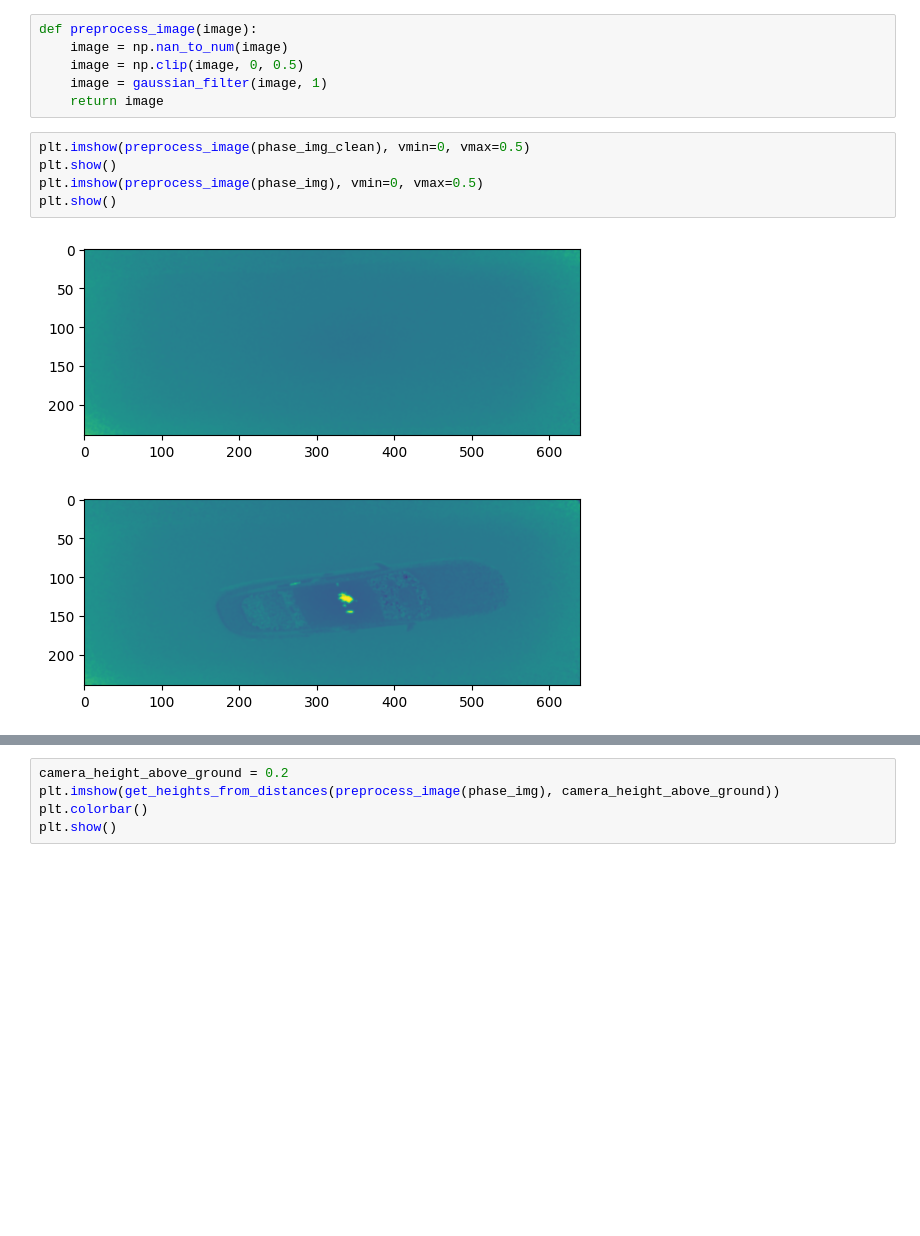
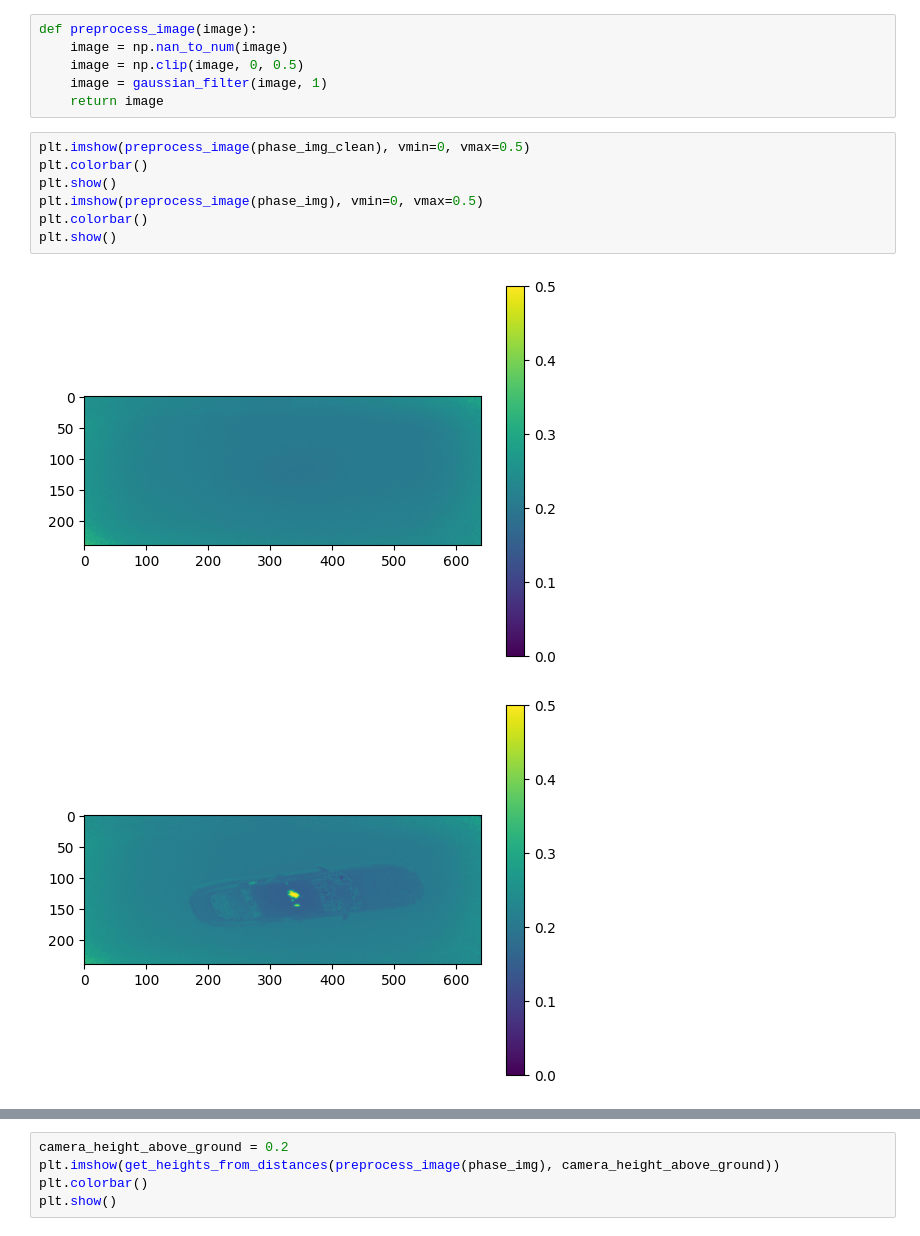
Before and after one commit to JulHeg/PigouvianWidthTax, a Jupyter notebook: scanner.ipynb, the cells around one changed output, grey strips where cells are left out. Drawn from its saved outputs; the diff is of its cells as text; blank space fills up the shorter version.

```diff
--- a/scanner.ipynb
+++ b/scanner.ipynb
@@ -33,11 +33,13 @@ def preprocess_image(image):
     return image
 # %%
 plt.imshow(preprocess_image(phase_img_clean), vmin=0, vmax=0.5)
+plt.colorbar()
 plt.show()
 plt.imshow(preprocess_image(phase_img), vmin=0, vmax=0.5)
+plt.colorbar()
 plt.show()
 # %% [output]
-[figure, old version]
+[figure, new version]
-[figure, old version]
+[figure, new version]
 # %%
 # We create an numpy array alpha with the angle the ray from each angle has versus the vertical axis in radians. Out camera looks down, so the exact middle angle has 0.
```
Also changed, not shown: parts of 2 cells of this notebook, 4 other files.
